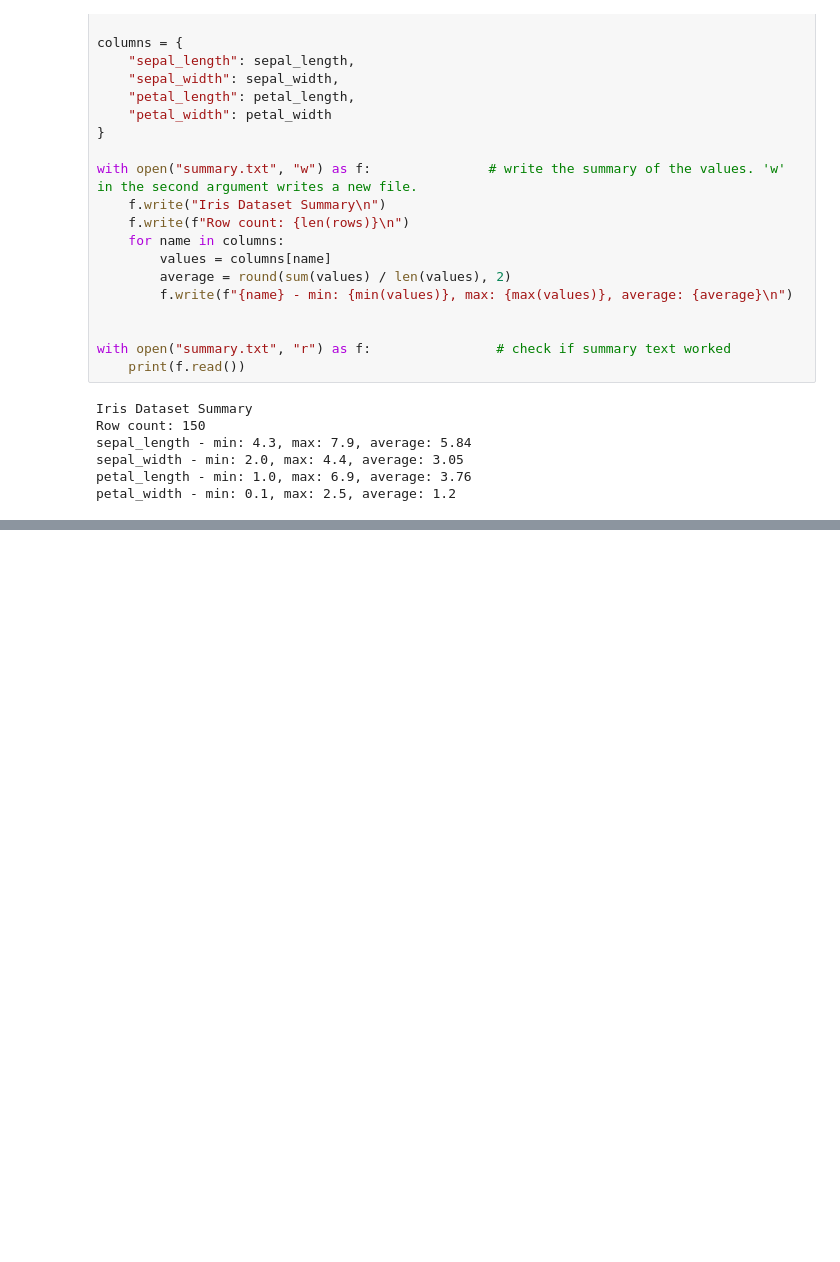
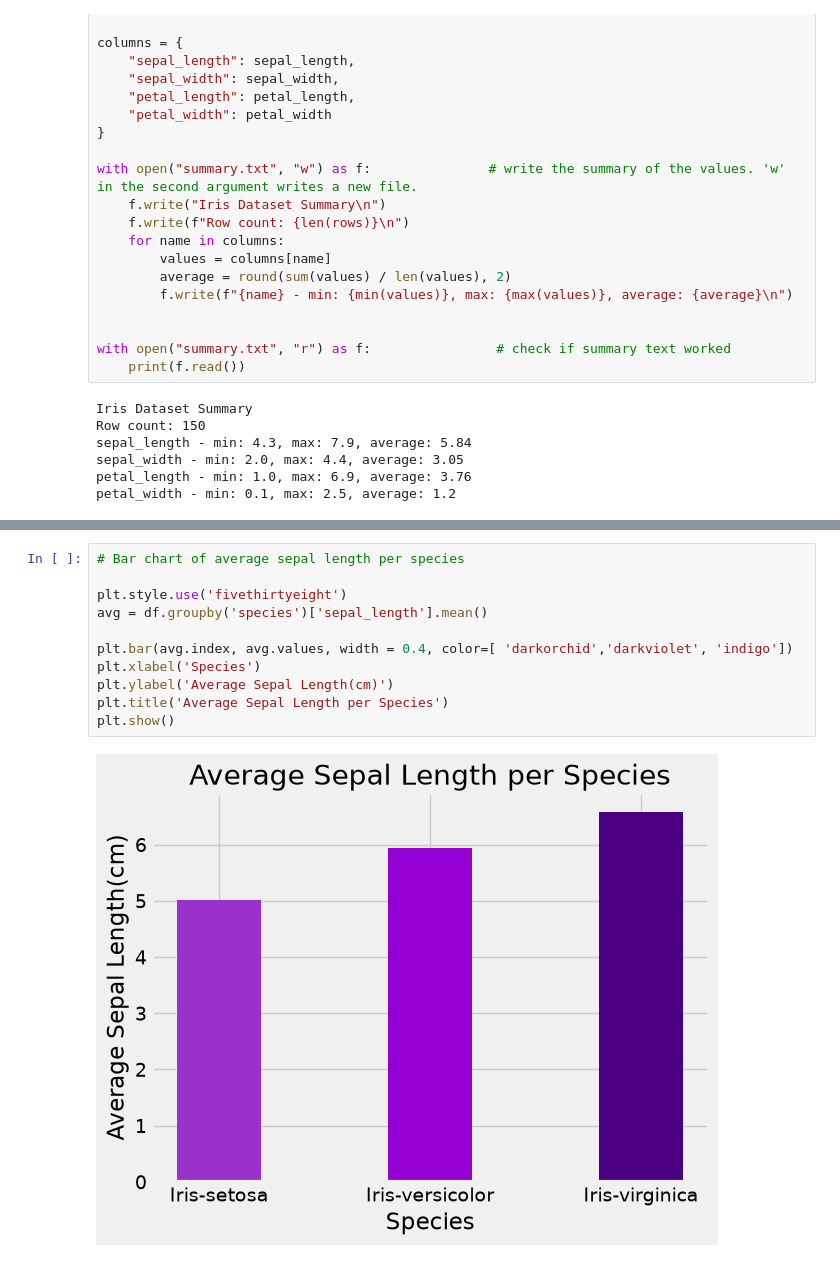
Before and after one commit to HKaurp27/iris-analysis-groupA, a Jupyter notebook: PythonFiles/elsh_iris_project.ipynb, the cells around one changed output, grey strips where cells are left out. Drawn from its saved outputs; the diff is of its cells as text; blank space fills up the shorter version.

```diff
--- a/PythonFiles/elsh_iris_project.ipynb
+++ b/PythonFiles/elsh_iris_project.ipynb
@@ -213,0 +306,13 @@ check.head()
+# %%
+# Bar chart of average sepal length per species
+
+plt.style.use('fivethirtyeight')
+avg = df.groupby('species')['sepal_length'].mean()
+
+plt.bar(avg.index, avg.values, width = 0.4, color=[ 'darkorchid','darkviolet', 'indigo'])
+plt.xlabel('Species')
+plt.ylabel('Average Sepal Length(cm)')
+plt.title('Average Sepal Length per Species')
+plt.show()
+# %% [output]
+[figure, added]
```
Also changed, not shown: parts of 18 cells of this notebook, 1 other file.
